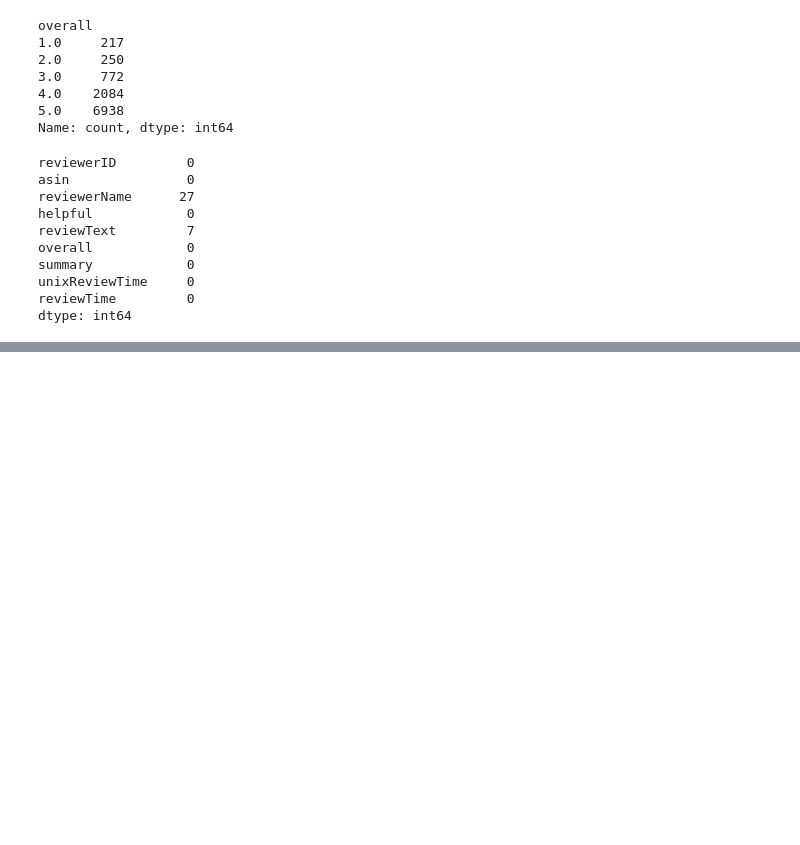
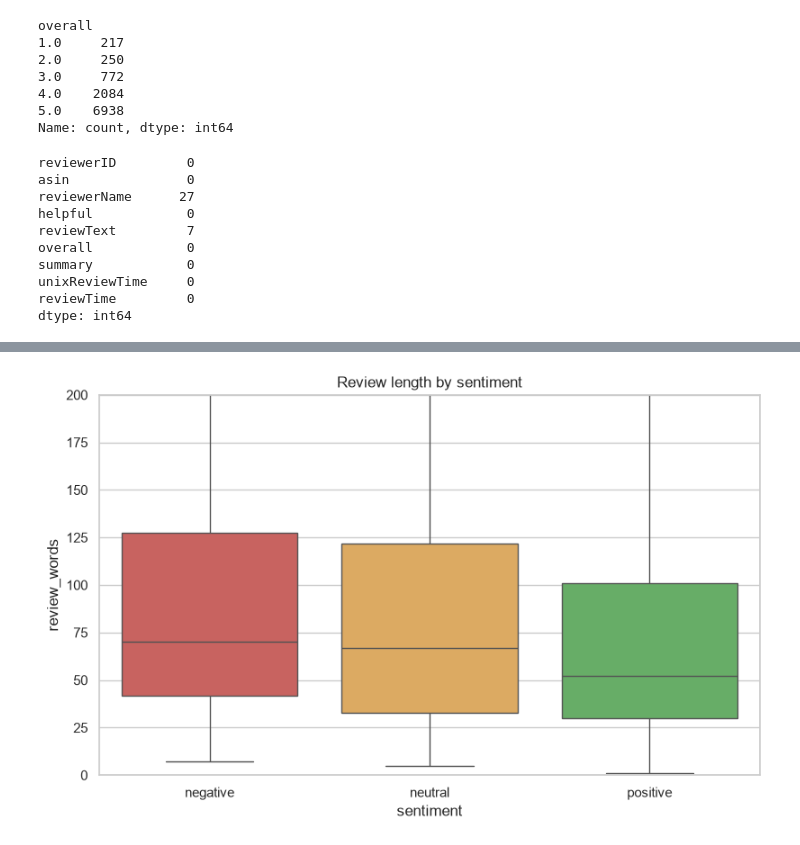
Before and after one commit to Rouen-03/sentiment-analysis-reviews, a Jupyter notebook: notebooks/01_data_cleaning_and_eda.ipynb, the cells around one changed output, grey strips where cells are left out. Saved outputs shown, nothing was run; the diff lists cells and outputs as text; code cells hidden in the pictures; blank space fills up the shorter version.

```diff
--- a/notebooks/01_data_cleaning_and_eda.ipynb
+++ b/notebooks/01_data_cleaning_and_eda.ipynb
@@ -114,0 +213,13 @@ print("saved:", df.shape[0], "rows,", df.shape[1], "columns")
+# %%
+plt.figure(figsize=(8, 5), constrained_layout=True)
+sns.boxplot(
+    data=df, x="sentiment", y="review_words", hue="sentiment", legend=False,
+    order=["negative", "neutral", "positive"], palette=sentiment_colors,
+)
+
+plt.ylim(0, 200)
+plt.title("Review length by sentiment")
+plt.savefig("../plots/length_by_sentiment.png", dpi=150)
+plt.show()
+# %% [output]
+[figure, added]
```
Also changed, not shown: parts of 30 cells of this notebook.
